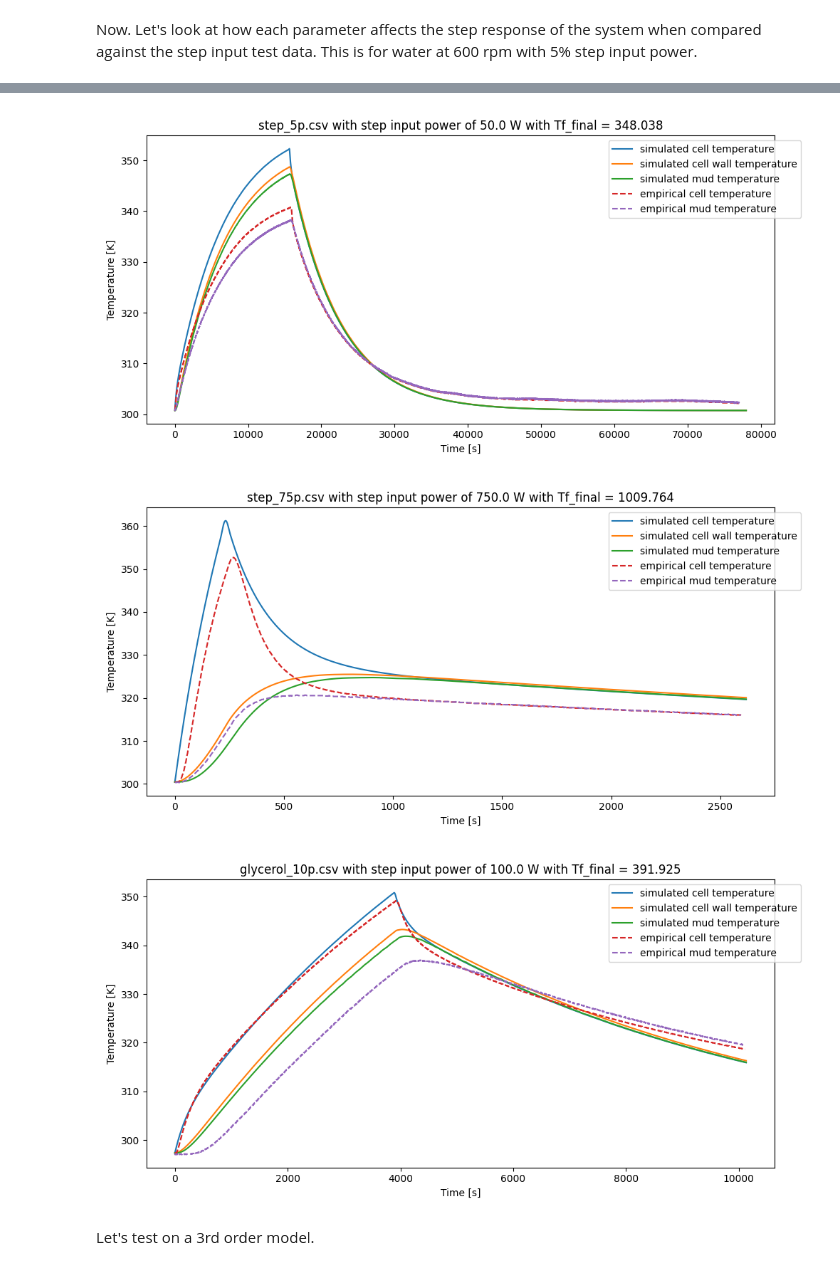
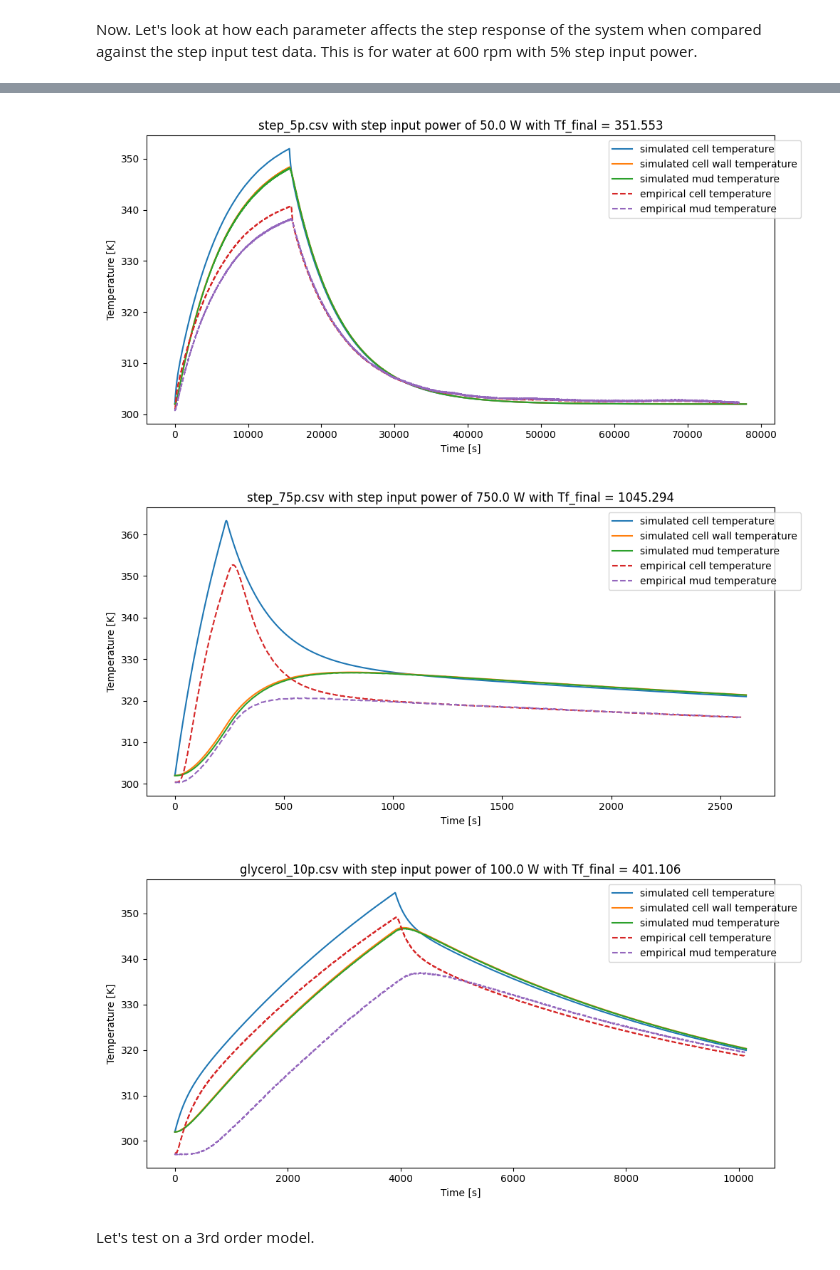
Before and after one commit to qiaomein/DRU_thermal_estimator, a Jupyter notebook: playground.ipynb, the cells around one changed output, grey strips where cells are left out. Cells and saved outputs as stored; diff of their text form; code cells hidden in the pictures.

```diff
--- a/playground.ipynb
+++ b/playground.ipynb
@@ -19,6 +19,10 @@ for filename in ["step1_10p.csv", "step1_50p.csv", "step_5p.csv", "step_75p.csv"
 
     model.thermal_resistances = [.14, 2.210, 2.12, .0612] # Rf
     model.thermal_capacitances = [2000, 3021, 1100]
+
+    model.thermal_resistances = [.14, 2.210, 2.02, .0095] # Rf
+    model.thermal_capacitances = [2000, 3000, 1200]
+    model.Tambient = 302
     #model.Tambient = 302.5
 
     x0 = np.array([1,1,1]) *  model.Tambient
@@ -47,6 +51,6 @@ Ch, Cc, Cf: [2000, 3021, 1100]
-[figure, old version]
+[figure, new version]
-[figure, old version]
+[figure, new version]
-[figure, old version]
+[figure, new version]
 # %% [markdown]
 Let's test on a 3rd order model.
 # %%
```
Also changed, not shown: parts of 3 cells of this notebook.
